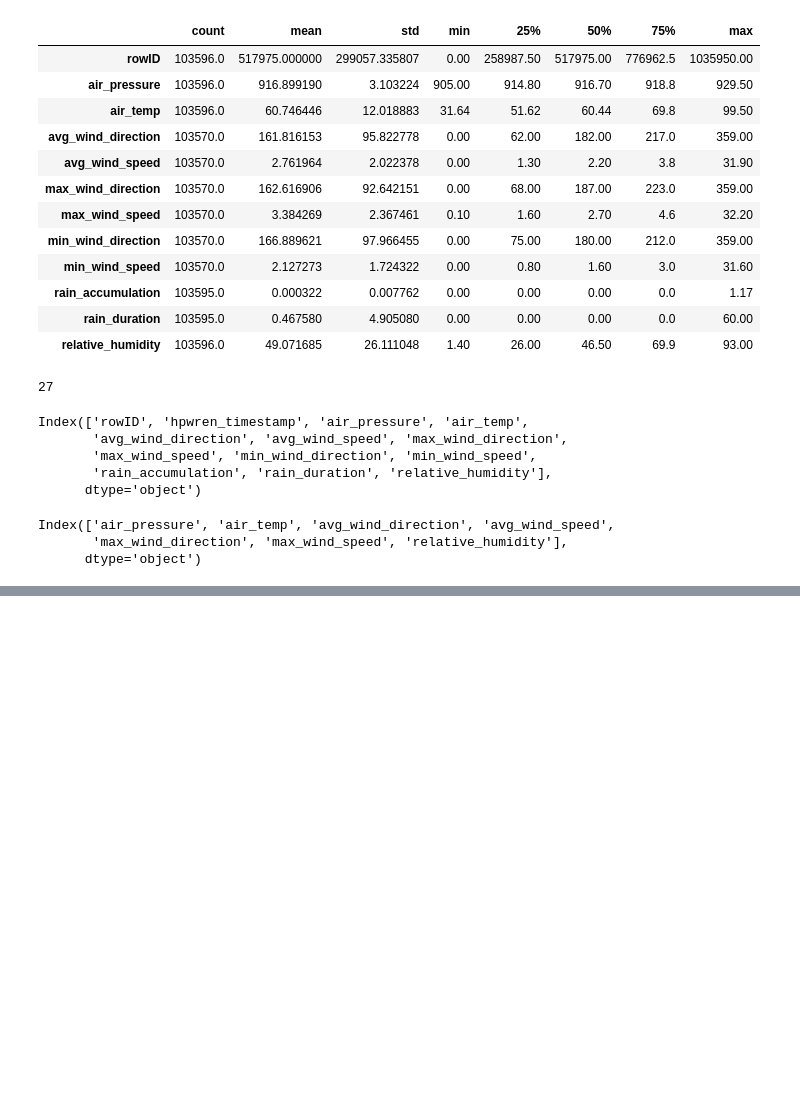
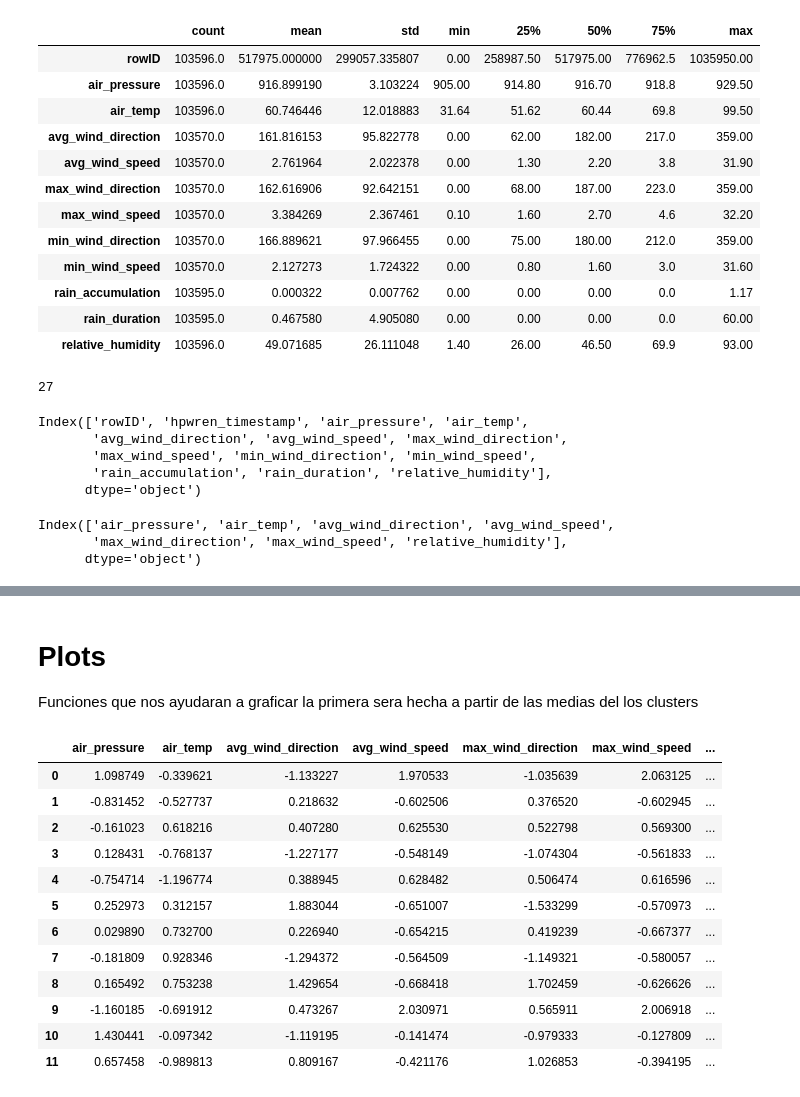
Before and after one commit to AIUnicah/IACyC, a Jupyter notebook: Clustering.ipynb, the cells around one changed output, grey strips where cells are left out. Drawn from its saved outputs; the diff is of its cells as text; code cells hidden in the pictures; blank space fills up the shorter version.

Commit message:
Clustering con Plots

```diff
--- a/Clustering.ipynb
+++ b/Clustering.ipynb
@@ -164,0 +181,6 @@ Index(['air_pressure', 'air_temp', 'avg_wind_direction', 'avg_wind_speed',
+# %%
+#los modelos, clases y funciones de python utilizan  matrices para trabajar
+#se estandarizan los valores del dataset como las diferentes columnas tienen diferentes escalas
+#Entonces estadariza para que todo siga una misma norma
+X = StandardScaler().fit_transform(select_df)
+X
@@ -164,0 +206,5 @@ Index(['air_pressure', 'air_temp', 'avg_wind_direction', 'avg_wind_speed',
+# %%
+#Creamos 12 clusters en este caso por la cantidad de datos
+kmeans = KMeans(n_clusters=12)
+model = kmeans.fit(X)
+print("modelo\n", model)
@@ -164,0 +216,4 @@ Index(['air_pressure', 'air_temp', 'avg_wind_direction', 'avg_wind_speed',
+# %%
+#La media de los clusters
+centers = model.cluster_centers_
+centers
@@ -164,0 +238,15 @@ Index(['air_pressure', 'air_temp', 'avg_wind_direction', 'avg_wind_speed',
+# %% [markdown]
+# Plots
+Funciones que nos ayudaran a graficar la primera sera hecha a partir de las medias del los clusters
+# %%
+#Aqui estamos creando una tabla de predicciones que enumerara nuestros clusters para ver cuales de ellos
+#cuantan conlas caracteristicas que buscamos
+def pd_centers(featuresUsed, centers):
+    colNames = list(featuresUsed)
+    colNames.append('prediction')
+
+    Z = [np.append(A, index) for index, A in enumerate(centers)]
+
+    P = pd.DataFrame(Z, columns=colNames)
+    P['prediction'] = P['prediction'].astype(int)
+    return P
@@ -164,0 +259,18 @@ Index(['air_pressure', 'air_temp', 'avg_wind_direction', 'avg_wind_speed',
+# %%
+#Unimos las predicciones de los clusters junto con sus nombres y y sus medias y mostramos como quedaria con los que vamos a trabajar
+P = pd_centers(features, centers)
+P
+# %% [output]
+|  | air_pressure | air_temp | avg_wind_direction | avg_wind_speed | max_wind_direction | max_wind_speed | ... |
+| 0 | 1.098749 | -0.339621 | -1.133227 | 1.970533 | -1.035639 | 2.063125 | ... |
+| 1 | -0.831452 | -0.527737 | 0.218632 | -0.602506 | 0.376520 | -0.602945 | ... |
+| 2 | -0.161023 | 0.618216 | 0.407280 | 0.625530 | 0.522798 | 0.569300 | ... |
+| 3 | 0.128431 | -0.768137 | -1.227177 | -0.548149 | -1.074304 | -0.561833 | ... |
+| 4 | -0.754714 | -1.196774 | 0.388945 | 0.628482 | 0.506474 | 0.616596 | ... |
+| 5 | 0.252973 | 0.312157 | 1.883044 | -0.651007 | -1.533299 | -0.570973 | ... |
+| 6 | 0.029890 | 0.732700 | 0.226940 | -0.654215 | 0.419239 | -0.667377 | ... |
+| 7 | -0.181809 | 0.928346 | -1.294372 | -0.564509 | -1.149321 | -0.580057 | ... |
+| 8 | 0.165492 | 0.753238 | 1.429654 | -0.668418 | 1.702459 | -0.626626 | ... |
+| 9 | -1.160185 | -0.691912 | 0.473267 | 2.030971 | 0.565911 | 2.006918 | ... |
+| 10 | 1.430441 | -0.097342 | -1.119195 | -0.141474 | -0.979333 | -0.127809 | ... |
+| 11 | 0.657458 | -0.989813 | 0.809167 | -0.421176 | 1.026853 | -0.394195 | ... |
```
Also changed, not shown: parts of 6 cells of this notebook.
